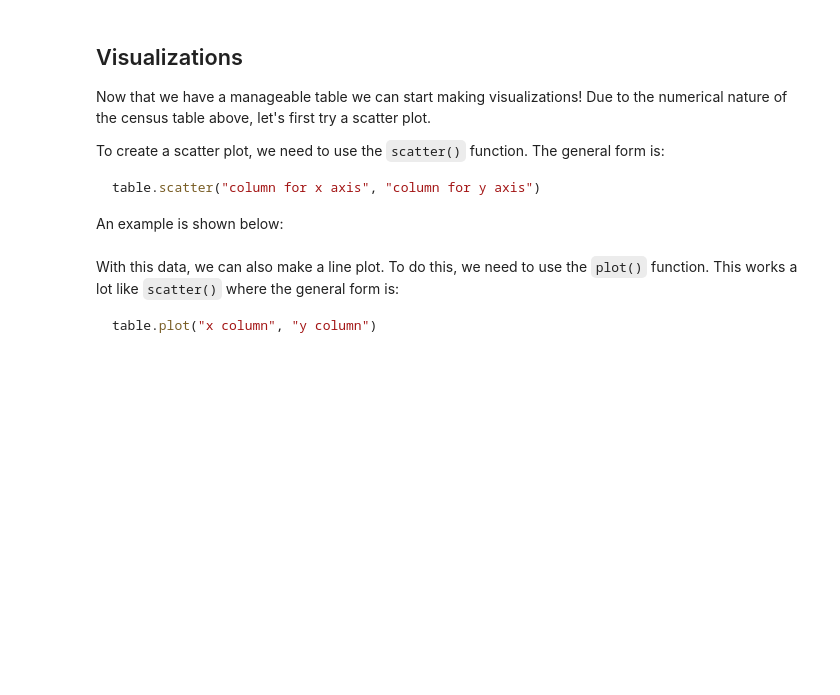
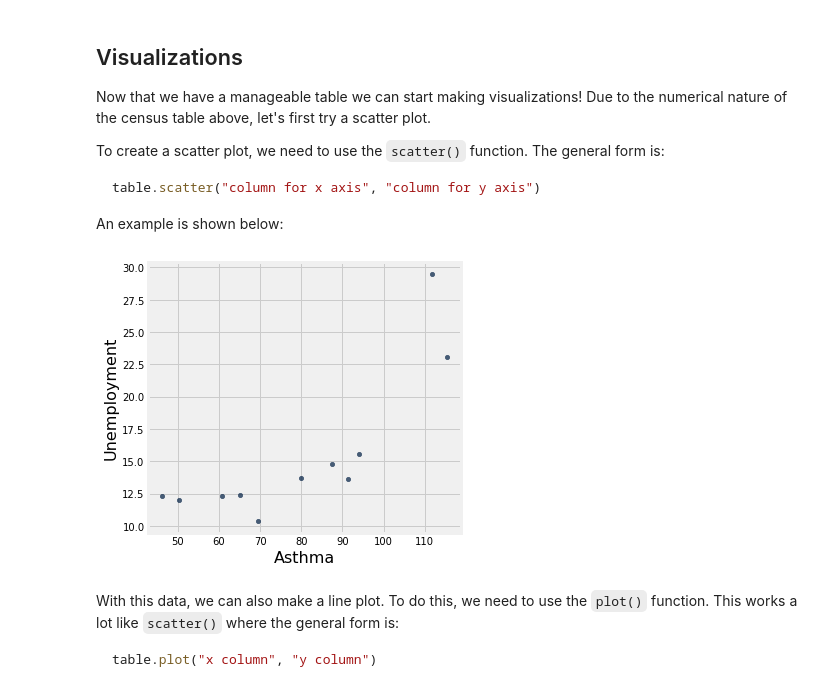
Before and after one commit to ds-modules/ESPM-163ac, a Jupyter notebook: Lab1/Lab1.ipynb, the cells around one changed output. Saved outputs shown, nothing was run; the diff lists cells and outputs as text; code cells hidden in the pictures; blank space fills up the shorter version.

```diff
--- a/Lab1/Lab1.ipynb
+++ b/Lab1/Lab1.ipynb
@@ -178,5 +214,5 @@ There are two methods to make a table with select columns included. We could eit
 
 Here's an example of two codes that result in smaller tables: (keep in mind that we assign each new table to a new variable, to make organization easier).
 # %%
-select_census_data = census_data.select("Asthma", "African American (%)", "Total Population", "Unemployment", "Poverty", "Hispanic (%)", "White (%)")
-select_census_data
+select_ces_data = ces_data.select("Asthma", "African American (%)", "Total Population", "Unemployment", "Poverty", "Hispanic (%)", "White (%)")
+select_ces_data
@@ -196,3 +253,3 @@ To cut our table down to only include `sex=0`, we may use the predicate `are.equ
 # %%
-new_census_data = select_census_data.where("Total Population", are.above(4000))
-new_census_data
+new_ces_data = select_ces_data.where("Total Population", are.above(4000))
+new_ces_data
@@ -203,5 +273,5 @@ To do this we need to use the `take` function. The `take` function creates a new
 
 Here's taking every 10th entry. Inside of the take parentheses is a Python list of numbers from 0 to 90, increasing by 10s. This indicates exactly which rows we want to keep (every 10th row).
 # %%
-census_10_year = new_census_data.take([0,10,20,30,40,50,60,70,80,90,100])
-census_10_year
+ces_10_year = new_ces_data.take([0,10,20,30,40,50,60,70,80,90,100])
+ces_10_year
@@ -210,0 +291,3 @@ final_census_table
+# %%
+final_ces_table = ces_10_year
+final_ces_table
@@ -249,7 +345,9 @@ table.scatter("column for x axis", "column for y axis")
 
 An example is shown below:
 # %%
-final_census_table.scatter("Asthma", "Unemployment")
+final_ces_table.scatter("Asthma", "Unemployment")
+# %% [output]
+[figure, added]
 # %% [markdown]
 With this data, we can also make a line plot. To do this, we need to use the `plot()` function. This works a lot like `scatter()` where the general form is:
 
```
Also changed, not shown: parts of 18 cells of this notebook.
